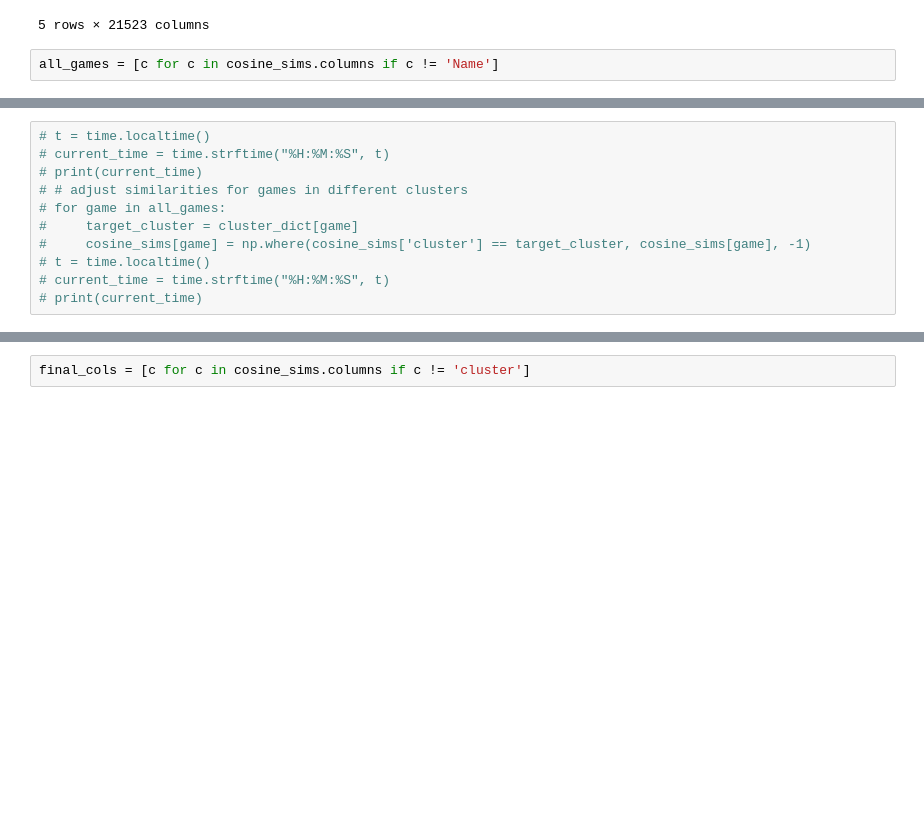
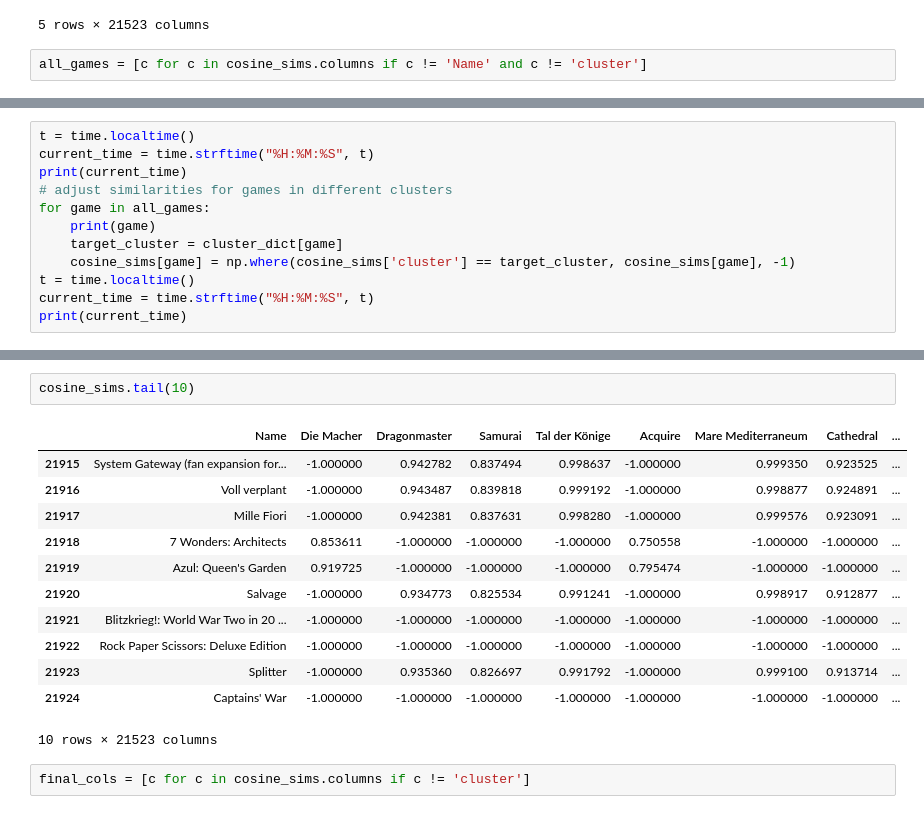
Before and after one commit to davisspe33/cse6432somefunteamname, a Jupyter notebook: kmeans.ipynb, the cells around one changed output, grey strips where cells are left out. Saved outputs shown, nothing was run; the diff lists cells and outputs as text; blank space fills up the shorter version.

Commit message:
with adjustments

```diff
--- a/kmeans.ipynb
+++ b/kmeans.ipynb
@@ -421,4 +421,4 @@ cosine_sims.head()
 | 4 | Acquire | 0.930095 | -1.000000 | -1.000000 | -1.000000 | 1.000000 | -1.000000 | -1.000000 | ... |
 5 rows × 21523 columns
 # %%
-all_games = [c for c in cosine_sims.columns if c != 'Name']
+all_games = [c for c in cosine_sims.columns if c != 'Name' and c != 'cluster']
@@ -427,12 +425,13 @@ all_games = [c for c in cosine_sims.columns if c != 'Name']
 # %%
-# t = time.localtime()
-# current_time = time.strftime("%H:%M:%S", t)
-# print(current_time)
-# # adjust similarities for games in different clusters
-# for game in all_games:
-#     target_cluster = cluster_dict[game]
-#     cosine_sims[game] = np.where(cosine_sims['cluster'] == target_cluster, cosine_sims[game], -1)
-# t = time.localtime()
-# current_time = time.strftime("%H:%M:%S", t)
-# print(current_time)
+t = time.localtime()
+current_time = time.strftime("%H:%M:%S", t)
+print(current_time)
+# adjust similarities for games in different clusters
+for game in all_games:
+    print(game)
+    target_cluster = cluster_dict[game]
+    cosine_sims[game] = np.where(cosine_sims['cluster'] == target_cluster, cosine_sims[game], -1)
+t = time.localtime()
+current_time = time.strftime("%H:%M:%S", t)
+print(current_time)
 # %% [output]
@@ -441,3 +455,18 @@ KeyError: 'cluster'
+# %%
+cosine_sims.tail(10)
+# %% [output]
+|  | Name | Die Macher | Dragonmaster | Samurai | Tal der Könige | Acquire | Mare Mediterraneum | Cathedral | ... |
+| 21915 | System Gateway (fan expansion for... | -1.000000 | 0.942782 | 0.837494 | 0.998637 | -1.000000 | 0.999350 | 0.923525 | ... |
+| 21916 | Voll verplant | -1.000000 | 0.943487 | 0.839818 | 0.999192 | -1.000000 | 0.998877 | 0.924891 | ... |
+| 21917 | Mille Fiori | -1.000000 | 0.942381 | 0.837631 | 0.998280 | -1.000000 | 0.999576 | 0.923091 | ... |
+| 21918 | 7 Wonders: Architects | 0.853611 | -1.000000 | -1.000000 | -1.000000 | 0.750558 | -1.000000 | -1.000000 | ... |
+| 21919 | Azul: Queen's Garden | 0.919725 | -1.000000 | -1.000000 | -1.000000 | 0.795474 | -1.000000 | -1.000000 | ... |
+| 21920 | Salvage | -1.000000 | 0.934773 | 0.825534 | 0.991241 | -1.000000 | 0.998917 | 0.912877 | ... |
+| 21921 | Blitzkrieg!: World War Two in 20 ... | -1.000000 | -1.000000 | -1.000000 | -1.000000 | -1.000000 | -1.000000 | -1.000000 | ... |
+| 21922 | Rock Paper Scissors: Deluxe Edition | -1.000000 | -1.000000 | -1.000000 | -1.000000 | -1.000000 | -1.000000 | -1.000000 | ... |
+| 21923 | Splitter | -1.000000 | 0.935360 | 0.826697 | 0.991792 | -1.000000 | 0.999100 | 0.913714 | ... |
+| 21924 | Captains' War | -1.000000 | -1.000000 | -1.000000 | -1.000000 | -1.000000 | -1.000000 | -1.000000 | ... |
+10 rows × 21523 columns
 # %%
 final_cols = [c for c in cosine_sims.columns if c != 'cluster']
 # %%
```
Also changed, not shown: parts of 3 cells of this notebook.
